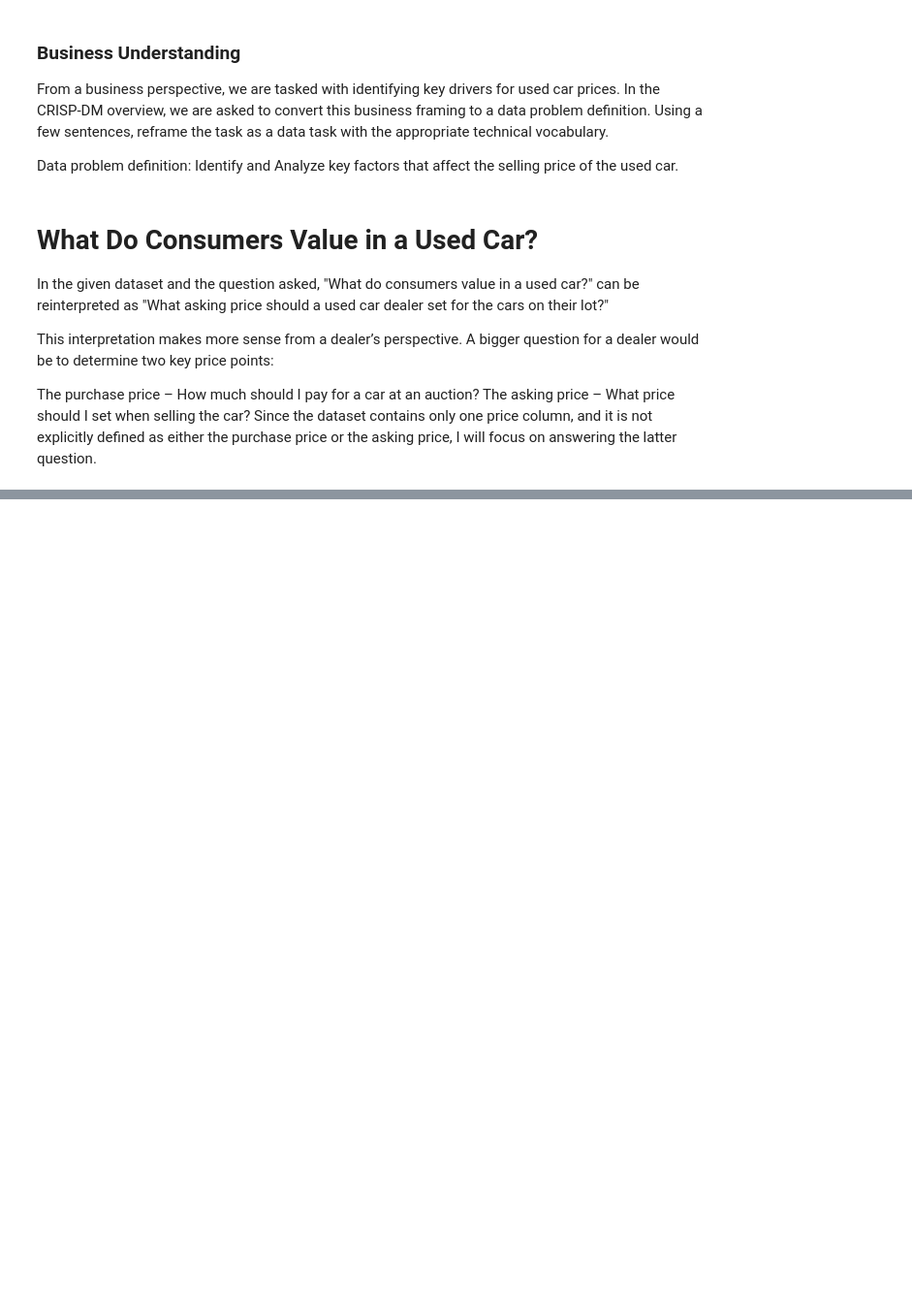
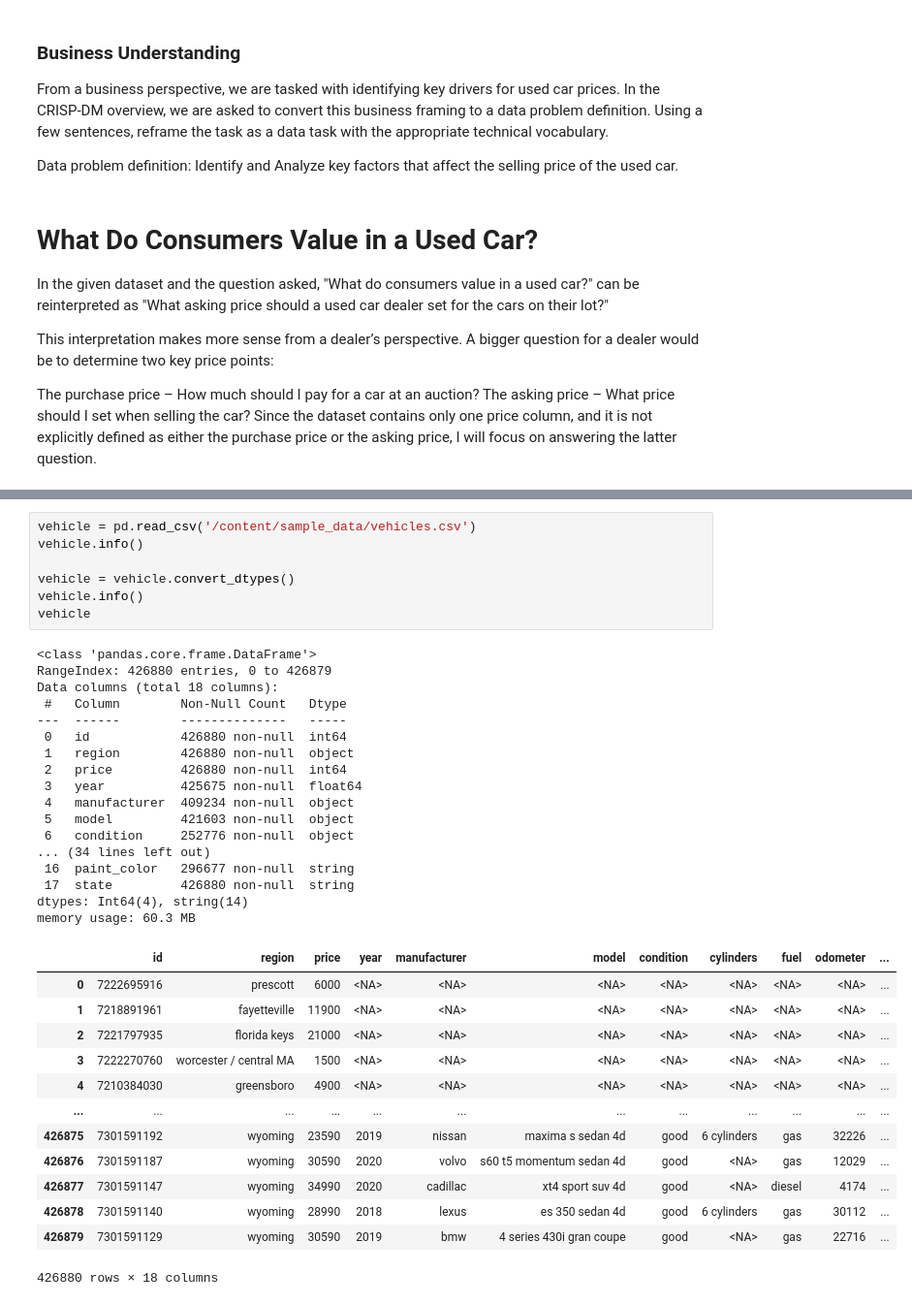
Before and after one commit to MRiDeb/Vehicles, a Jupyter notebook: prompt_II.ipynb, the cells around one changed output, grey strips where cells are left out. Shown at 97% size. Saved outputs shown, nothing was run; the diff lists cells and outputs as text; blank space fills up the shorter version.

```diff
--- a/prompt_II.ipynb
+++ b/prompt_II.ipynb
@@ -95,0 +60,38 @@ Now that we've settled on our models and findings, it is time to deliver the inf
+# %%
+vehicle = pd.read_csv('/content/sample_data/vehicles.csv')
+vehicle.info()
+
+vehicle = vehicle.convert_dtypes()
+vehicle.info()
+vehicle
+# %% [output]
+<class 'pandas.core.frame.DataFrame'>
+RangeIndex: 426880 entries, 0 to 426879
+Data columns (total 18 columns):
+ #   Column        Non-Null Count   Dtype
+---  ------        --------------   -----
+ 0   id            426880 non-null  int64
+ 1   region        426880 non-null  object
+ 2   price         426880 non-null  int64
+ 3   year          425675 non-null  float64
+ 4   manufacturer  409234 non-null  object
+ 5   model         421603 non-null  object
+ 6   condition     252776 non-null  object
+... (34 lines left out)
+ 16  paint_color   296677 non-null  string
+ 17  state         426880 non-null  string
+dtypes: Int64(4), string(14)
+memory usage: 60.3 MB
+|  | id | region | price | year | manufacturer | model | condition | cylinders | fuel | odometer | ... |
+| 0 | 7222695916 | prescott | 6000 | <NA> | <NA> | <NA> | <NA> | <NA> | <NA> | <NA> | ... |
+| 1 | 7218891961 | fayetteville | 11900 | <NA> | <NA> | <NA> | <NA> | <NA> | <NA> | <NA> | ... |
+| 2 | 7221797935 | florida keys | 21000 | <NA> | <NA> | <NA> | <NA> | <NA> | <NA> | <NA> | ... |
+| 3 | 7222270760 | worcester / central MA | 1500 | <NA> | <NA> | <NA> | <NA> | <NA> | <NA> | <NA> | ... |
+| 4 | 7210384030 | greensboro | 4900 | <NA> | <NA> | <NA> | <NA> | <NA> | <NA> | <NA> | ... |
+| ... | ... | ... | ... | ... | ... | ... | ... | ... | ... | ... | ... |
+| 426875 | 7301591192 | wyoming | 23590 | 2019 | nissan | maxima s sedan 4d | good | 6 cylinders | gas | 32226 | ... |
+| 426876 | 7301591187 | wyoming | 30590 | 2020 | volvo | s60 t5 momentum sedan 4d | good | <NA> | gas | 12029 | ... |
+| 426877 | 7301591147 | wyoming | 34990 | 2020 | cadillac | xt4 sport suv 4d | good | <NA> | diesel | 4174 | ... |
+| 426878 | 7301591140 | wyoming | 28990 | 2018 | lexus | es 350 sedan 4d | good | 6 cylinders | gas | 30112 | ... |
+| 426879 | 7301591129 | wyoming | 30590 | 2019 | bmw | 4 series 430i gran coupe | good | <NA> | gas | 22716 | ... |
+426880 rows × 18 columns
```
Also changed, not shown: parts of 34 cells of this notebook, 3 other files.
